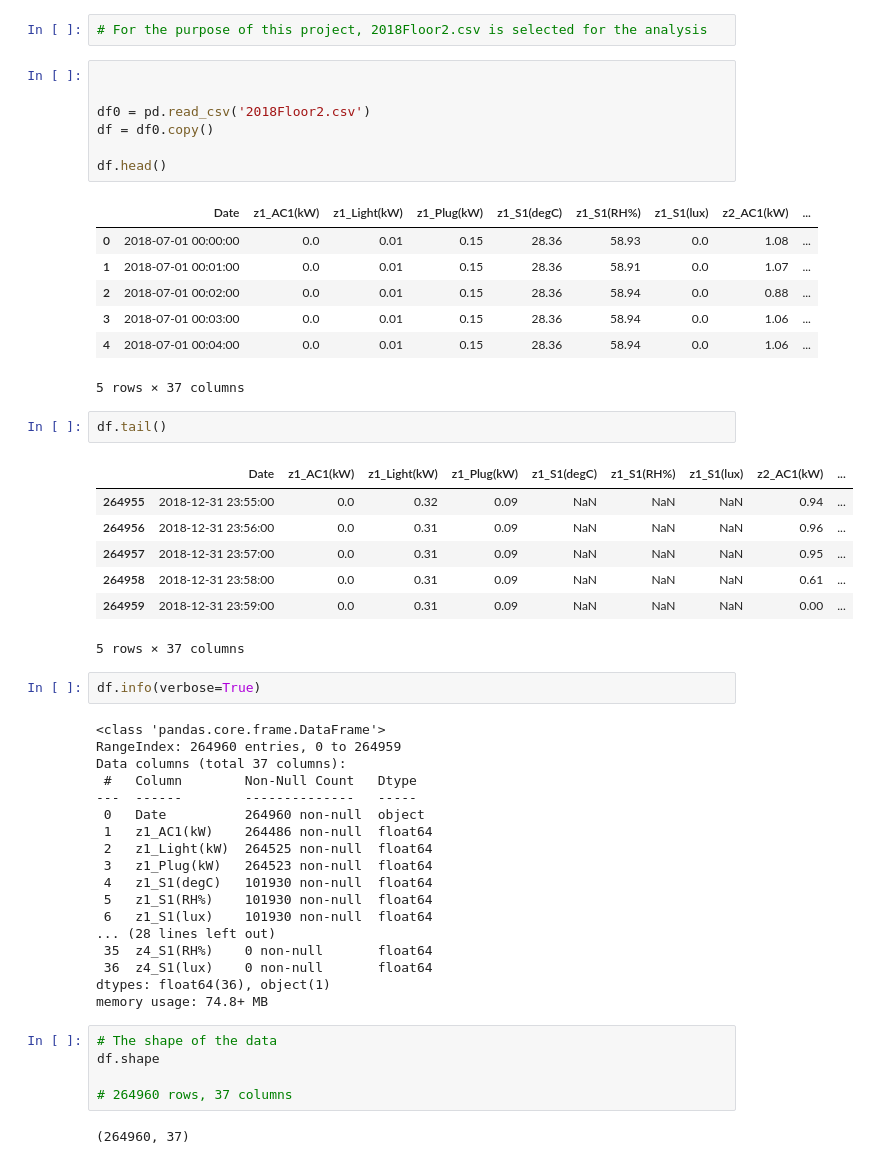
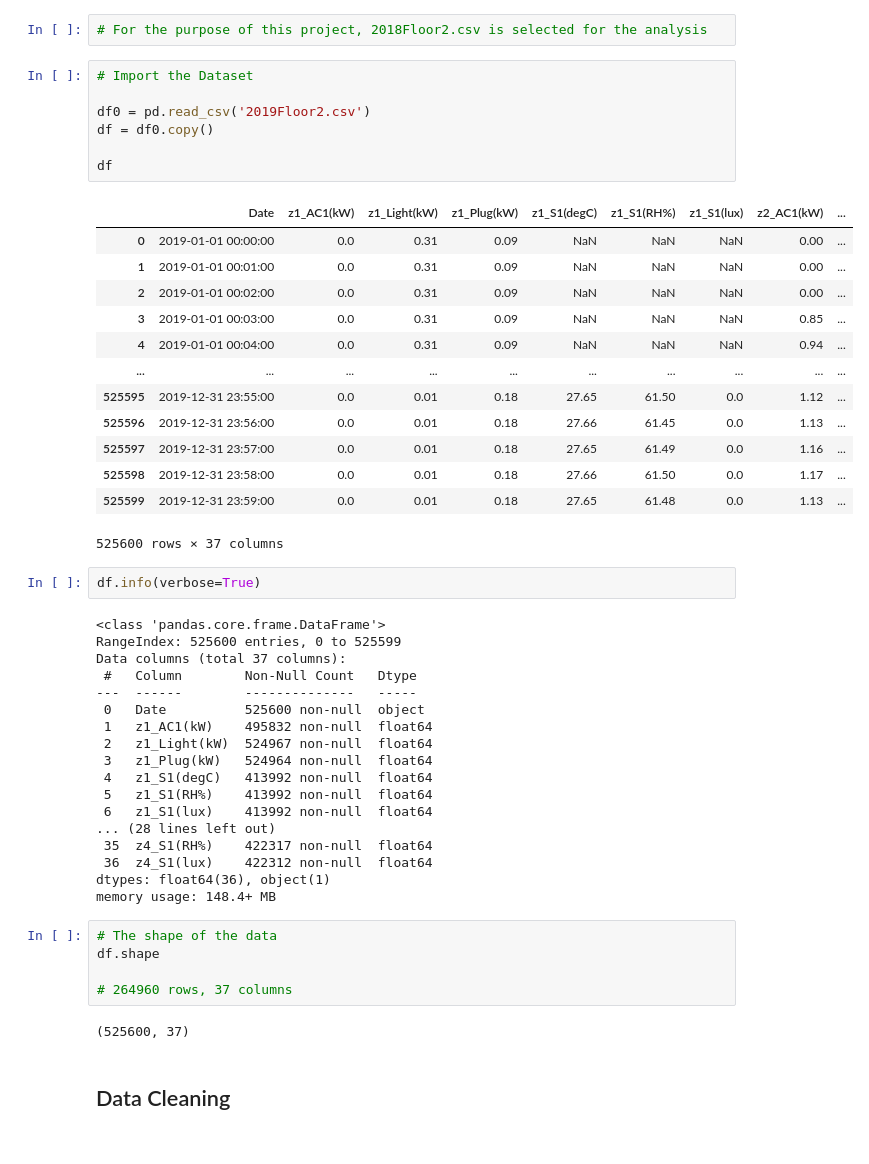
Before and after one commit to iceyisaak/smart-building, a Jupyter notebook: smart-building-project.ipynb, the cells around one changed output. Drawn from its saved outputs; the diff is of its cells as text.

```diff
--- a/smart-building-project.ipynb
+++ b/smart-building-project.ipynb
@@ -12,57 +32,55 @@ import seaborn as sns
 # %%
 # For the purpose of this project, 2018Floor2.csv is selected for the analysis
 # %%
+# Import the Dataset
 
-
-df0 = pd.read_csv('2018Floor2.csv')
+df0 = pd.read_csv('2019Floor2.csv')
 df = df0.copy()
 
-df.head()
+df
 # %% [output]
 |  | Date | z1_AC1(kW) | z1_Light(kW) | z1_Plug(kW) | z1_S1(degC) | z1_S1(RH%) | z1_S1(lux) | z2_AC1(kW) | ... |
-| 0 | 2018-07-01 00:00:00 | 0.0 | 0.01 | 0.15 | 28.36 | 58.93 | 0.0 | 1.08 | ... |
-| 1 | 2018-07-01 00:01:00 | 0.0 | 0.01 | 0.15 | 28.36 | 58.91 | 0.0 | 1.07 | ... |
-| 2 | 2018-07-01 00:02:00 | 0.0 | 0.01 | 0.15 | 28.36 | 58.94 | 0.0 | 0.88 | ... |
-| 3 | 2018-07-01 00:03:00 | 0.0 | 0.01 | 0.15 | 28.36 | 58.94 | 0.0 | 1.06 | ... |
-| 4 | 2018-07-01 00:04:00 | 0.0 | 0.01 | 0.15 | 28.36 | 58.94 | 0.0 | 1.06 | ... |
+| 0 | 2019-01-01 00:00:00 | 0.0 | 0.31 | 0.09 | NaN | NaN | NaN | 0.00 | ... |
+| 1 | 2019-01-01 00:01:00 | 0.0 | 0.31 | 0.09 | NaN | NaN | NaN | 0.00 | ... |
+| 2 | 2019-01-01 00:02:00 | 0.0 | 0.31 | 0.09 | NaN | NaN | NaN | 0.00 | ... |
+| 3 | 2019-01-01 00:03:00 | 0.0 | 0.31 | 0.09 | NaN | NaN | NaN | 0.85 | ... |
+| 4 | 2019-01-01 00:04:00 | 0.0 | 0.31 | 0.09 | NaN | NaN | NaN | 0.94 | ... |
+| ... | ... | ... | ... | ... | ... | ... | ... | ... | ... |
+| 525595 | 2019-12-31 23:55:00 | 0.0 | 0.01 | 0.18 | 27.65 | 61.50 | 0.0 | 1.12 | ... |
+| 525596 | 2019-12-31 23:56:00 | 0.0 | 0.01 | 0.18 | 27.66 | 61.45 | 0.0 | 1.13 | ... |
+| 525597 | 2019-12-31 23:57:00 | 0.0 | 0.01 | 0.18 | 27.65 | 61.49 | 0.0 | 1.16 | ... |
+| 525598 | 2019-12-31 23:58:00 | 0.0 | 0.01 | 0.18 | 27.66 | 61.50 | 0.0 | 1.17 | ... |
+| 525599 | 2019-12-31 23:59:00 | 0.0 | 0.01 | 0.18 | 27.65 | 61.48 | 0.0 | 1.13 | ... |
-5 rows × 37 columns
+525600 rows × 37 columns
-# %%
-df.tail()
-# %% [output]
-|  | Date | z1_AC1(kW) | z1_Light(kW) | z1_Plug(kW) | z1_S1(degC) | z1_S1(RH%) | z1_S1(lux) | z2_AC1(kW) | ... |
-| 264955 | 2018-12-31 23:55:00 | 0.0 | 0.32 | 0.09 | NaN | NaN | NaN | 0.94 | ... |
-| 264956 | 2018-12-31 23:56:00 | 0.0 | 0.31 | 0.09 | NaN | NaN | NaN | 0.96 | ... |
-| 264957 | 2018-12-31 23:57:00 | 0.0 | 0.31 | 0.09 | NaN | NaN | NaN | 0.95 | ... |
-| 264958 | 2018-12-31 23:58:00 | 0.0 | 0.31 | 0.09 | NaN | NaN | NaN | 0.61 | ... |
-| 264959 | 2018-12-31 23:59:00 | 0.0 | 0.31 | 0.09 | NaN | NaN | NaN | 0.00 | ... |
-5 rows × 37 columns
 # %%
 df.info(verbose=True)
 # %% [output]
 <class 'pandas.core.frame.DataFrame'>
-RangeIndex: 264960 entries, 0 to 264959
+RangeIndex: 525600 entries, 0 to 525599
 Data columns (total 37 columns):
  #   Column        Non-Null Count   Dtype
 ---  ------        --------------   -----
- 0   Date          264960 non-null  object
- 1   z1_AC1(kW)    264486 non-null  float64
- 2   z1_Light(kW)  264525 non-null  float64
- 3   z1_Plug(kW)   264523 non-null  float64
- 4   z1_S1(degC)   101930 non-null  float64
- 5   z1_S1(RH%)    101930 non-null  float64
- 6   z1_S1(lux)    101930 non-null  float64
+ 0   Date          525600 non-null  object
+ 1   z1_AC1(kW)    495832 non-null  float64
+ 2   z1_Light(kW)  524967 non-null  float64
+ 3   z1_Plug(kW)   524964 non-null  float64
+ 4   z1_S1(degC)   413992 non-null  float64
+ 5   z1_S1(RH%)    413992 non-null  float64
+ 6   z1_S1(lux)    413992 non-null  float64
 ... (28 lines left out)
- 35  z4_S1(RH%)    0 non-null       float64
- 36  z4_S1(lux)    0 non-null       float64
+ 35  z4_S1(RH%)    422317 non-null  float64
+ 36  z4_S1(lux)    422312 non-null  float64
 dtypes: float64(36), object(1)
-memory usage: 74.8+ MB
+memory usage: 148.4+ MB
 # %%
 # The shape of the data
 df.shape
 
 # 264960 rows, 37 columns
 # %% [output]
-(264960, 37)
+(525600, 37)
+# %% [markdown]
+## Data Cleaning
 # %%
 # Check for duplicates
 df.duplicated().value_counts()
```
Also changed, not shown: parts of 15 cells of this notebook, 1 other file.
